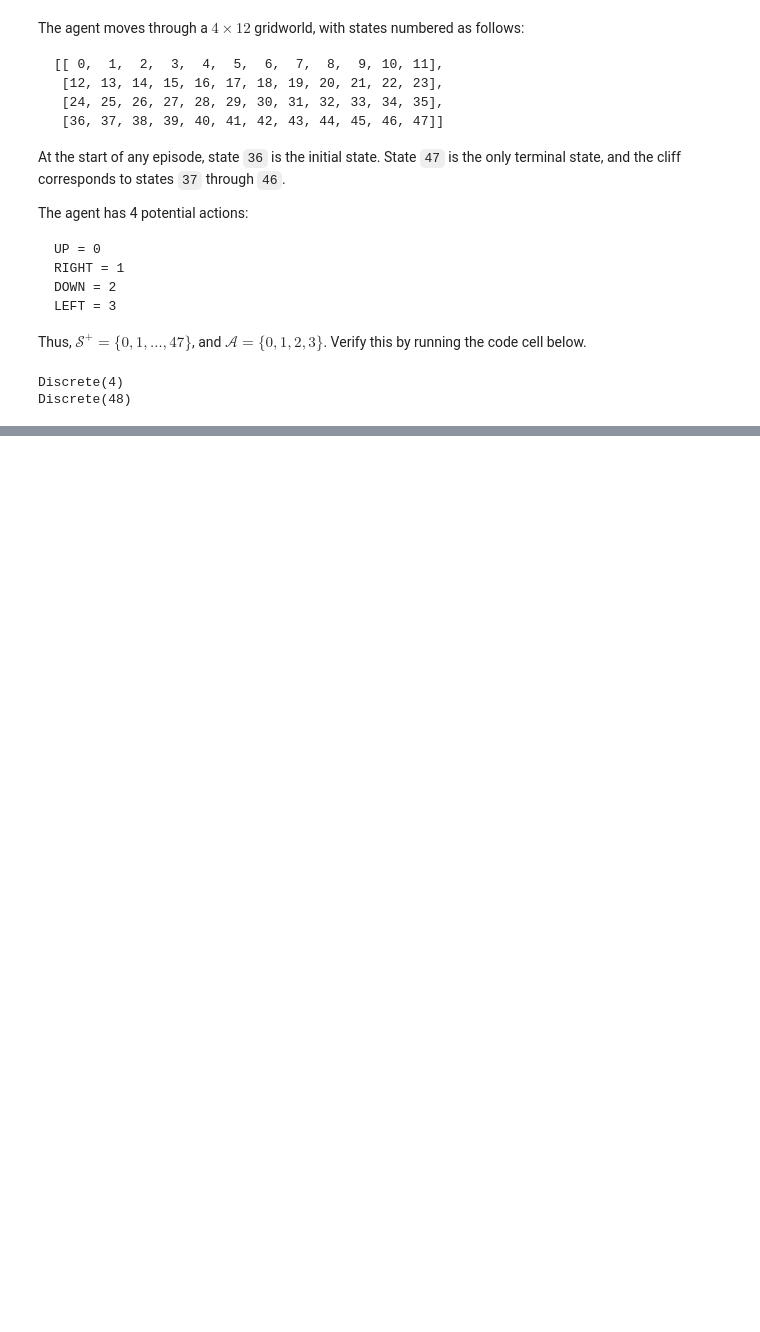
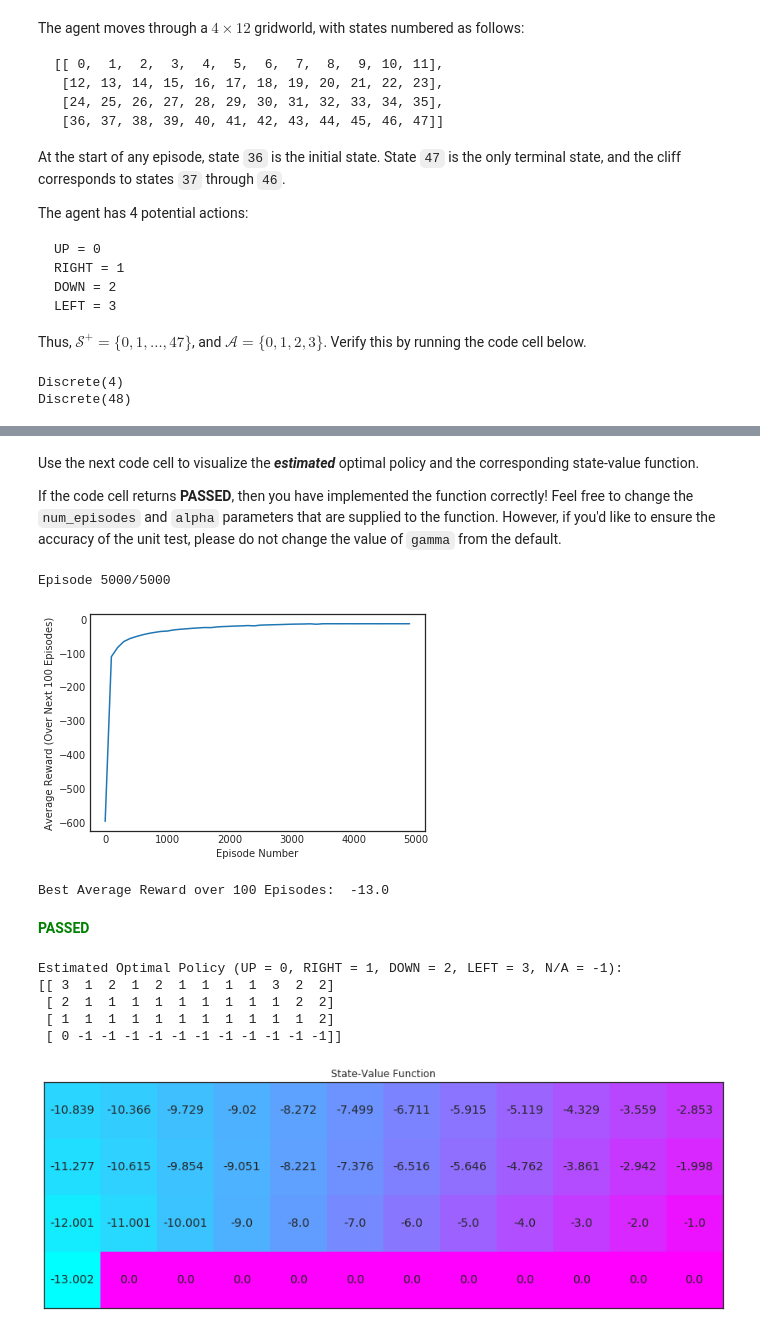
Before and after one commit to purvasingh96/Deep-Reinforcement-Learning, a Jupyter notebook: 3. Temporal-Difference Methods/1. Teaching an agent to walk a cliff/walking_cliff_environment.ipynb, the cells around one changed output, grey strips where cells are left out. Saved outputs shown, nothing was run; the diff lists cells and outputs as text; code cells hidden in the pictures; blank space fills up the shorter version.

```diff
--- a/3. Temporal-Difference Methods/1. Teaching an agent to walk a cliff/walking_cliff_environment.ipynb
+++ b/3. Temporal-Difference Methods/1. Teaching an agent to walk a cliff/walking_cliff_environment.ipynb
@@ -91,0 +130,16 @@ Please complete the function in the code cell below.
+# %%
+def update_Q_sarsa(alpha, gamma, Q, state, action, reward, next_state=None, next_action=None):
+    Q_current = Q[state][action]
+    Q_next = Q[next_state][next_action] if next_state is not None else 0
+    target = reward + (gamma * Q_next)
+    Q_updated = Q_current +(alpha * (target - Q_current))
+    return Q_updated
+
+
+
+def epsilon_greedy(Q, state, nA, epsilon):
+  # random.random() generates floating number between [1, 0)
+  if random.random() > epsilon:
+    return np.argmax(Q[state])
+  else:
+    return np.random.choice(np.arange(nA))
@@ -91,0 +192,28 @@ Please complete the function in the code cell below.
+# %% [markdown]
+Use the next code cell to visualize the **_estimated_** optimal policy and the corresponding state-value function.
+
+If the code cell returns **PASSED**, then you have implemented the function correctly!  Feel free to change the `num_episodes` and `alpha` parameters that are supplied to the function.  However, if you'd like to ensure the accuracy of the unit test, please do not change the value of `gamma` from the default.
+# %%
+# obtain the estimated optimal policy and corresponding action-value function
+Q_sarsa = sarsa(env, 5000, .01)
+
+# print the estimated optimal policy
+policy_sarsa = np.array([np.argmax(Q_sarsa[key]) if key in Q_sarsa else -1 for key in np.arange(48)]).reshape(4,12)
+check_test.run_check('td_control_check', policy_sarsa)
+print("\nEstimated Optimal Policy (UP = 0, RIGHT = 1, DOWN = 2, LEFT = 3, N/A = -1):")
+print(policy_sarsa)
+
+# plot the estimated optimal state-value function
+V_sarsa = ([np.max(Q_sarsa[key]) if key in Q_sarsa else 0 for key in np.arange(48)])
+plot_values(V_sarsa)
+# %% [output]
+Episode 5000/5000
+[figure, added]
+Best Average Reward over 100 Episodes:  -13.0
+**<span style="color: green;">PASSED</span>**
+Estimated Optimal Policy (UP = 0, RIGHT = 1, DOWN = 2, LEFT = 3, N/A = -1):
+[[ 3  1  2  1  2  1  1  1  1  3  2  2]
+ [ 2  1  1  1  1  1  1  1  1  1  2  2]
+ [ 1  1  1  1  1  1  1  1  1  1  1  2]
+ [ 0 -1 -1 -1 -1 -1 -1 -1 -1 -1 -1 -1]]
+[figure, added]
```
Also changed, not shown: parts of 26 cells of this notebook.
